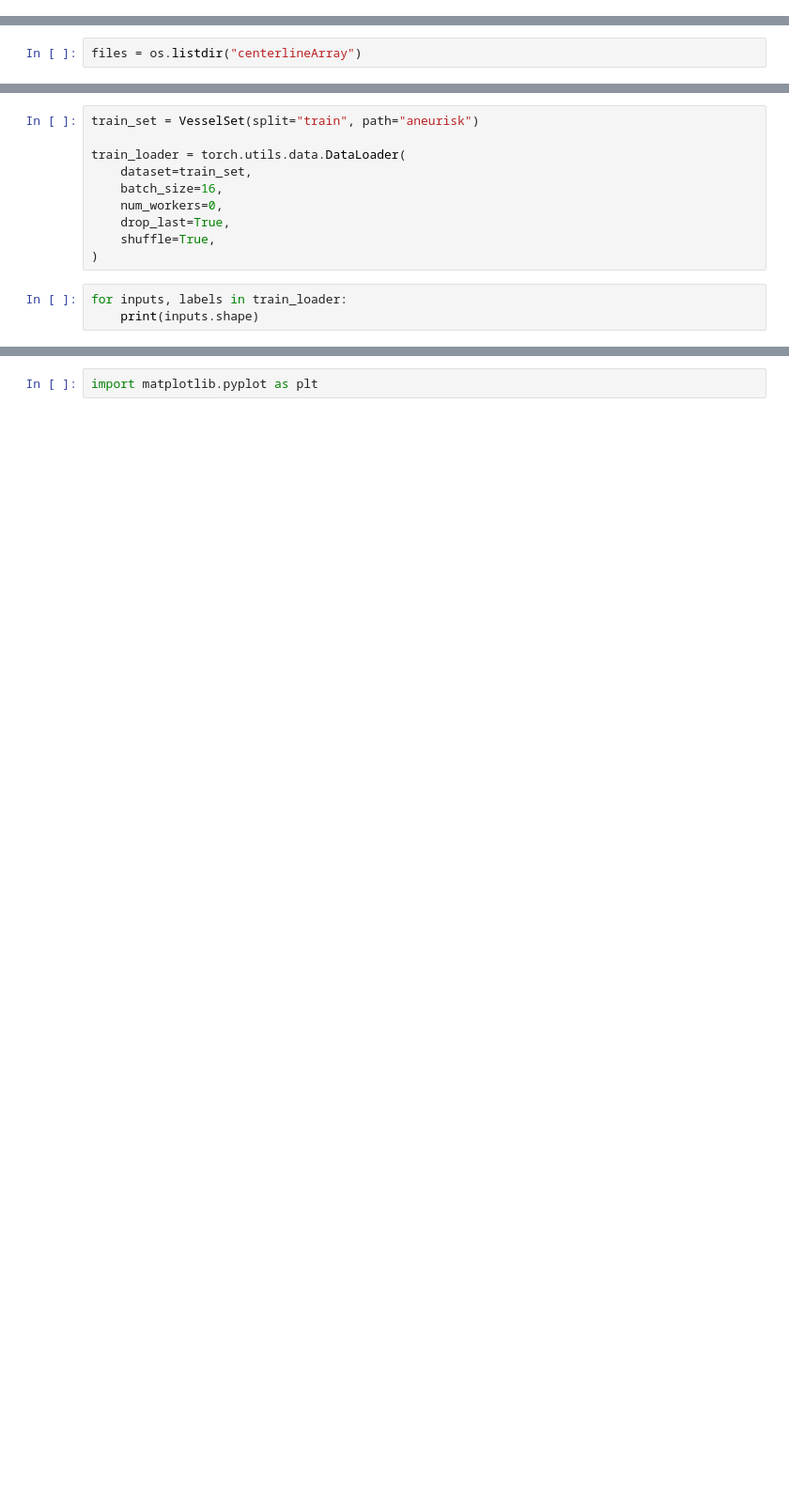
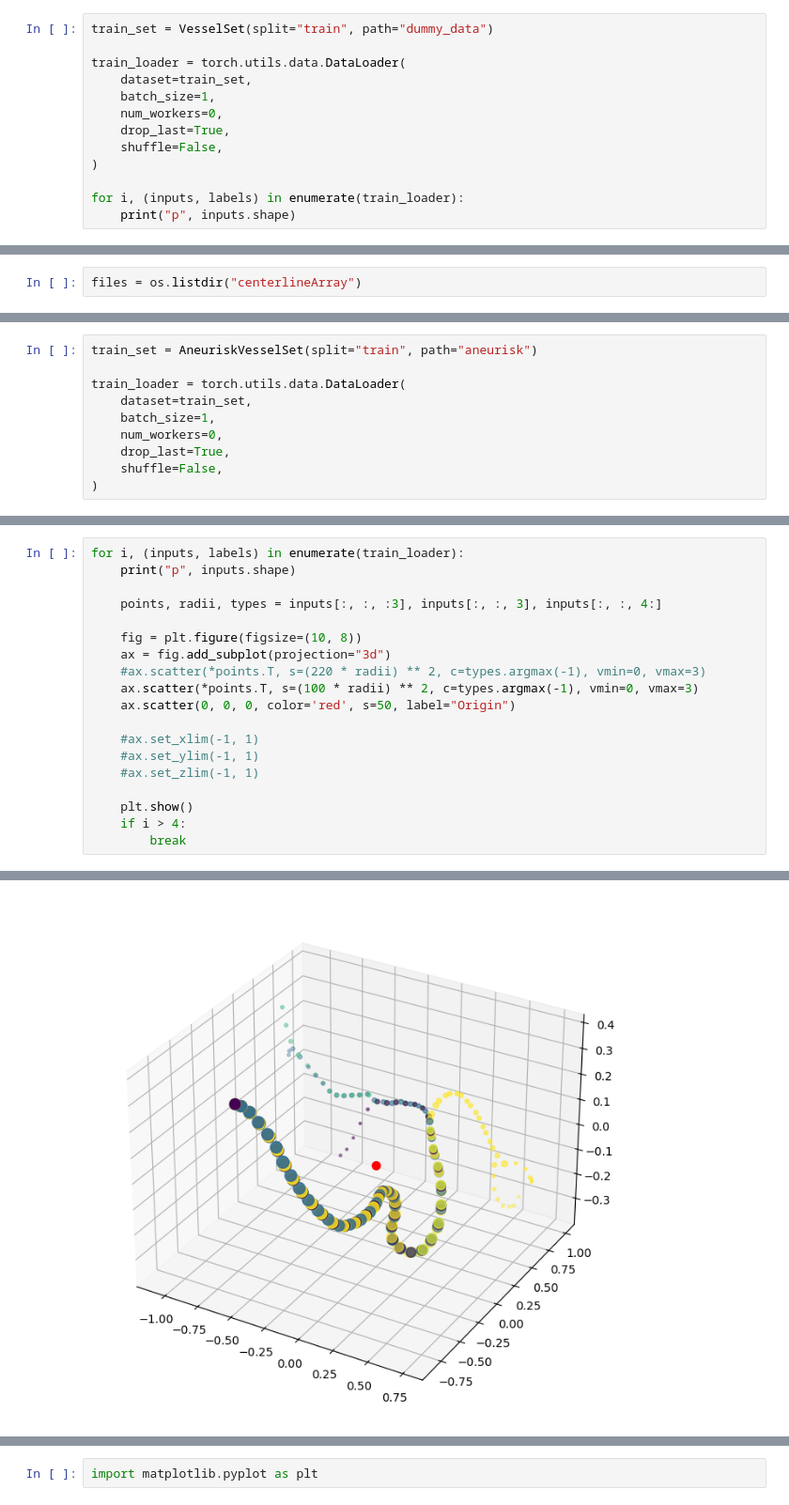
Before and after one commit to PauFeld/vessel_diffusion, a Jupyter notebook: generate_aneurisk_dataset.ipynb, the cells around one changed output, grey strips where cells are left out. Shown at 94% size. Saved outputs shown, nothing was run; the diff lists cells and outputs as text; blank space fills up the shorter version.

```diff
--- a/generate_aneurisk_dataset.ipynb
+++ b/generate_aneurisk_dataset.ipynb
@@ -15,0 +17,13 @@ import numpy as np
+# %%
+train_set = VesselSet(split="train", path="dummy_data")
+
+train_loader = torch.utils.data.DataLoader(
+    dataset=train_set,
+    batch_size=1,
+    num_workers=0,
+    drop_last=True,
+    shuffle=False,
+)
+
+for i, (inputs, labels) in enumerate(train_loader):
+    print("p", inputs.shape)
@@ -79,13 +208,10 @@ Final data shape: (98, 12, 1615, 4)
 # %%
-train_set = VesselSet(split="train", path="aneurisk")
+train_set = AneuriskVesselSet(split="train", path="aneurisk")
 
 train_loader = torch.utils.data.DataLoader(
     dataset=train_set,
-    batch_size=16,
+    batch_size=1,
     num_workers=0,
     drop_last=True,
-    shuffle=True,
+    shuffle=False,
 )
-# %%
-for inputs, labels in train_loader:
-    print(inputs.shape)
@@ -98,0 +223,20 @@ torch.Size([16, 256, 8])
+# %%
+for i, (inputs, labels) in enumerate(train_loader):
+    print("p", inputs.shape)
+
+    points, radii, types = inputs[:, :, :3], inputs[:, :, 3], inputs[:, :, 4:]
+
+    fig = plt.figure(figsize=(10, 8))
+    ax = fig.add_subplot(projection="3d")
+    #ax.scatter(*points.T, s=(220 * radii) ** 2, c=types.argmax(-1), vmin=0, vmax=3)
+    ax.scatter(*points.T, s=(100 * radii) ** 2, c=types.argmax(-1), vmin=0, vmax=3)
+    ax.scatter(0, 0, 0, color='red', s=50, label="Origin")
+
+    #ax.set_xlim(-1, 1)
+    #ax.set_ylim(-1, 1)
+    #ax.set_zlim(-1, 1)
+
+    plt.show()
+    if i > 4:
+        break
+# %% [output]
@@ -98,0 +260 @@ torch.Size([16, 256, 8])
+[figure, added]
```
Also changed, not shown: parts of 15 cells of this notebook, 8 other files.
